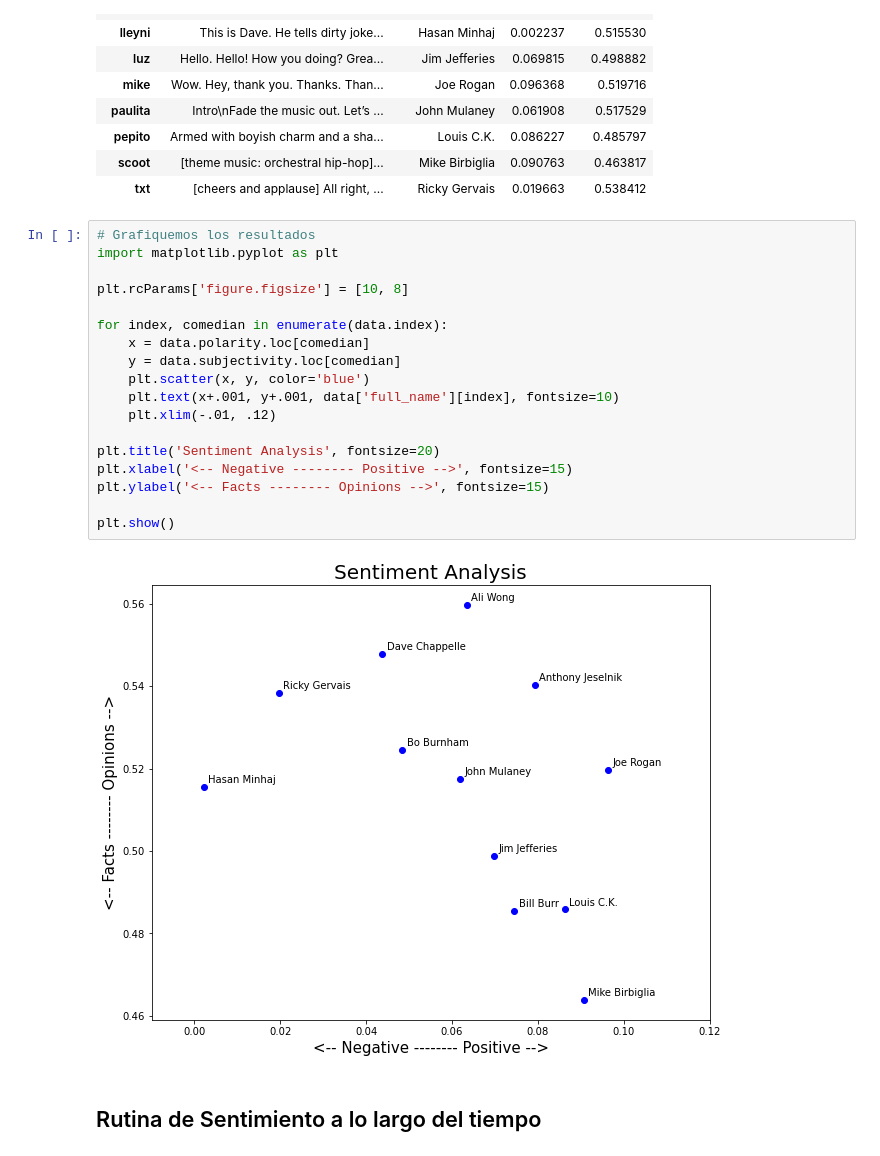
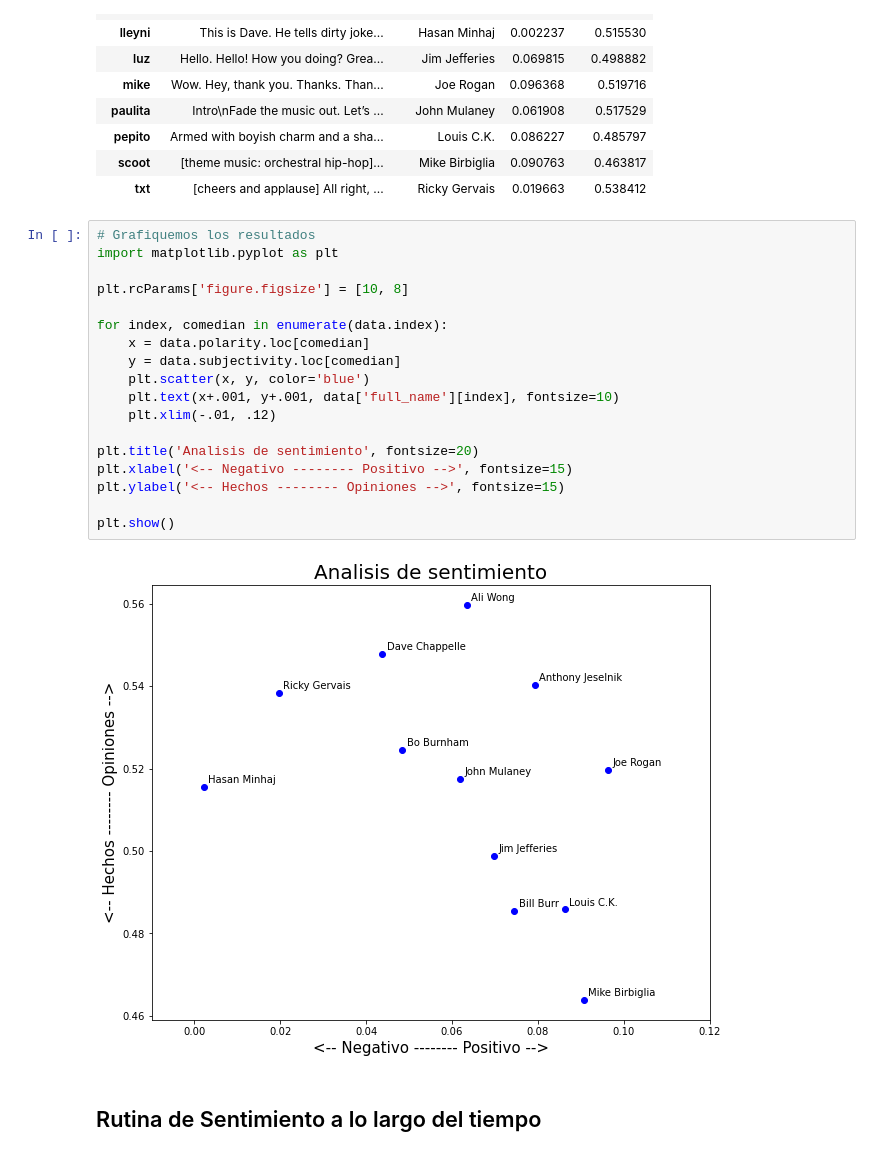
Before and after one commit to KevinRamosRivas/SEMANA-13-MINERIA-DE-DATOS, a Jupyter notebook: 3_Sentiment_Analysis.ipynb, the cells around one changed output. Cells and saved outputs as stored; diff of their text form.

```diff
--- a/3_Sentiment_Analysis.ipynb
+++ b/3_Sentiment_Analysis.ipynb
@@ -73,23 +69,23 @@ data
 # %%
 # Grafiquemos los resultados
 import matplotlib.pyplot as plt
 
 plt.rcParams['figure.figsize'] = [10, 8]
 
 for index, comedian in enumerate(data.index):
     x = data.polarity.loc[comedian]
     y = data.subjectivity.loc[comedian]
     plt.scatter(x, y, color='blue')
     plt.text(x+.001, y+.001, data['full_name'][index], fontsize=10)
     plt.xlim(-.01, .12)
 
-plt.title('Sentiment Analysis', fontsize=20)
-plt.xlabel('<-- Negative -------- Positive -->', fontsize=15)
-plt.ylabel('<-- Facts -------- Opinions -->', fontsize=15)
+plt.title('Analisis de sentimiento', fontsize=20)
+plt.xlabel('<-- Negativo -------- Positivo -->', fontsize=15)
+plt.ylabel('<-- Hechos -------- Opiniones -->', fontsize=15)
 
 plt.show()
 # %% [output]
-[figure, old version]
+[figure, new version]
 # %% [markdown]
 ## Rutina de Sentimiento a lo largo del tiempo
 # %% [markdown]
```
Also changed, not shown: parts of 4 cells of this notebook, 3 other files.
